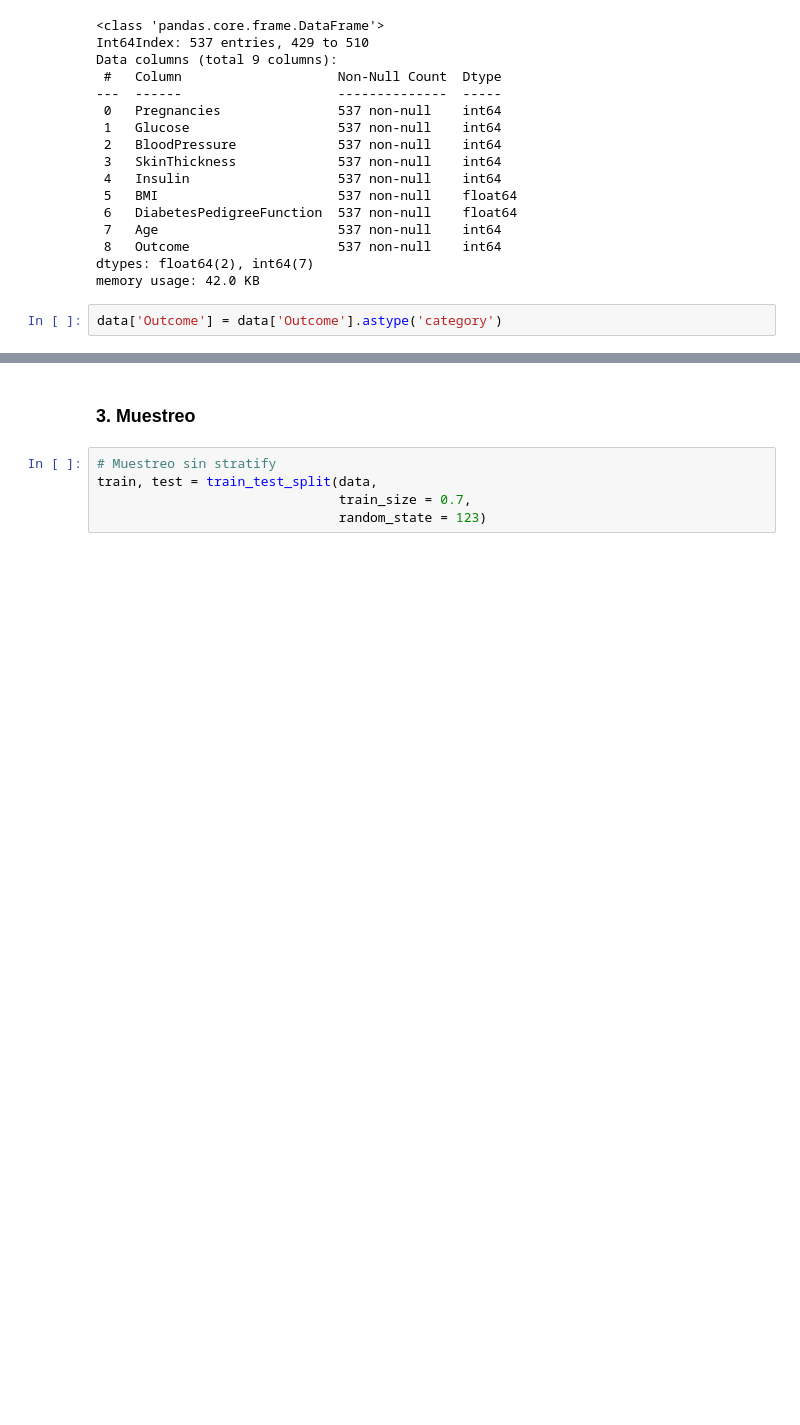
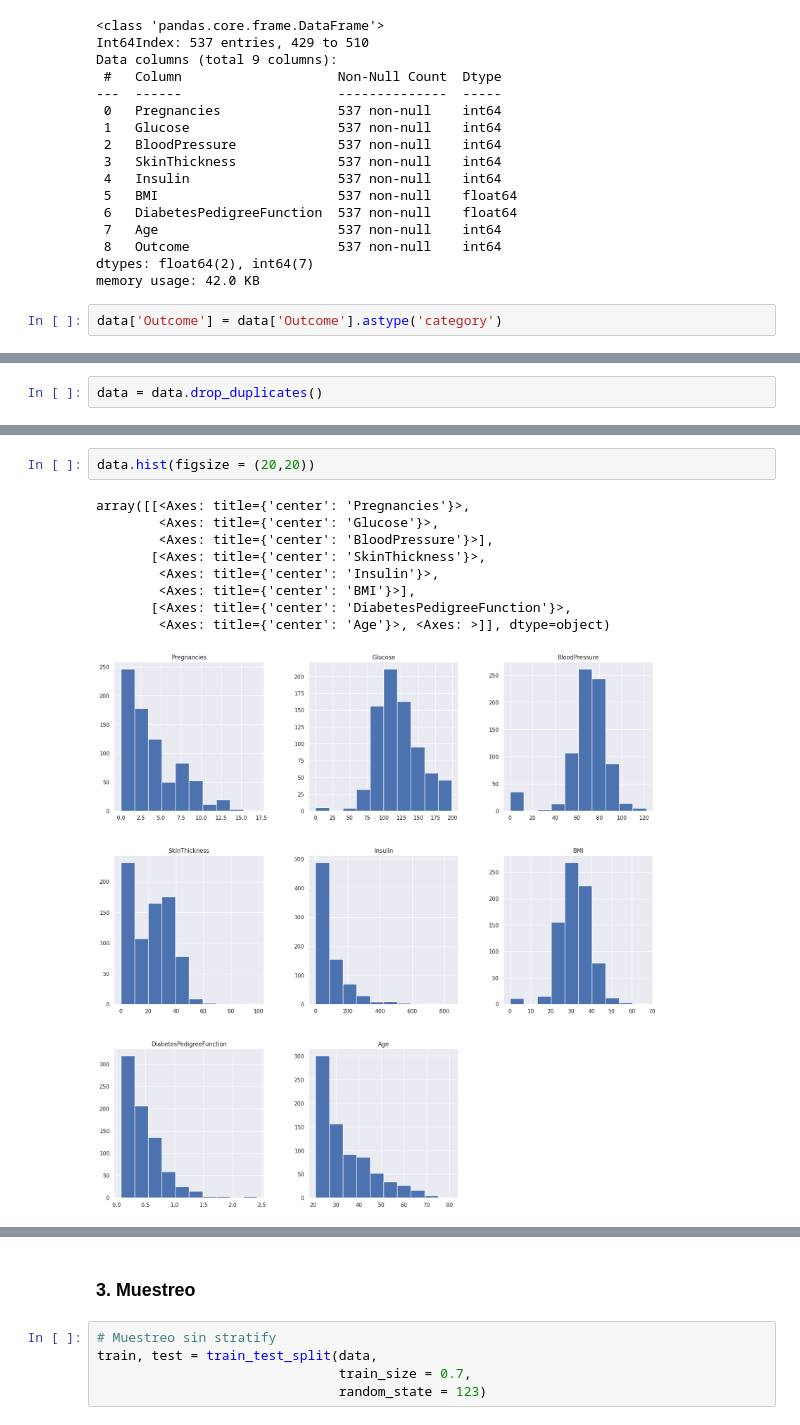
Before and after one commit to davidagapitoq/data_science_for_business_2023, a Jupyter notebook: Supervised_models/KNN/Diabetes_prediction.ipynb, the cells around one changed output, grey strips where cells are left out. Cells and saved outputs as stored; diff of their text form; blank space fills up the shorter version.

```diff
--- a/Supervised_models/KNN/Diabetes_prediction.ipynb
+++ b/Supervised_models/KNN/Diabetes_prediction.ipynb
@@ -90,0 +134,2 @@ memory usage: 38.4 KB
+# %%
+data = data.drop_duplicates()
@@ -90,0 +148,12 @@ memory usage: 38.4 KB
+# %%
+data.hist(figsize = (20,20))
+# %% [output]
+array([[<Axes: title={'center': 'Pregnancies'}>,
+        <Axes: title={'center': 'Glucose'}>,
+        <Axes: title={'center': 'BloodPressure'}>],
+       [<Axes: title={'center': 'SkinThickness'}>,
+        <Axes: title={'center': 'Insulin'}>,
+        <Axes: title={'center': 'BMI'}>],
+       [<Axes: title={'center': 'DiabetesPedigreeFunction'}>,
+        <Axes: title={'center': 'Age'}>, <Axes: >]], dtype=object)
+[figure, added]
```
Also changed, not shown: parts of 8 cells of this notebook.
